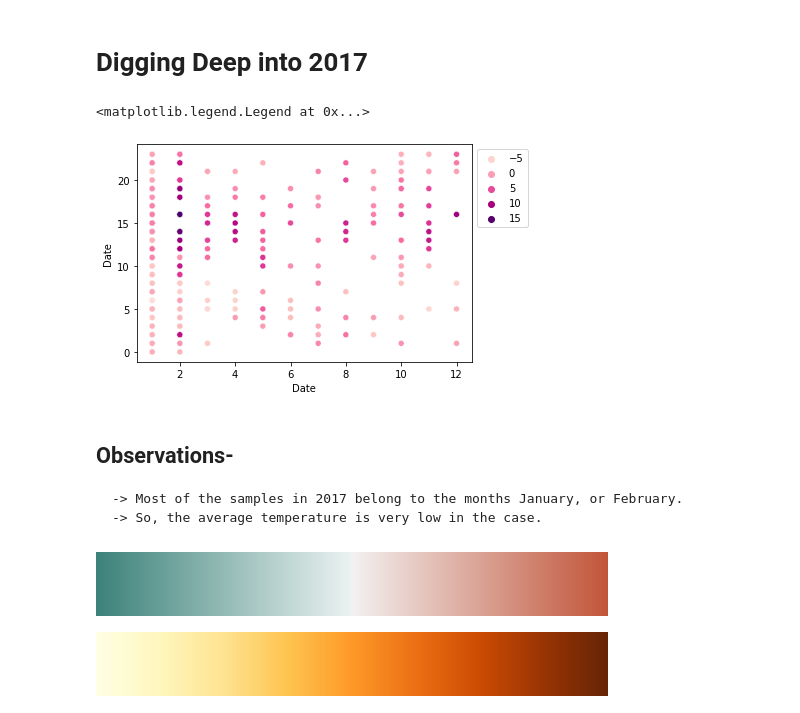
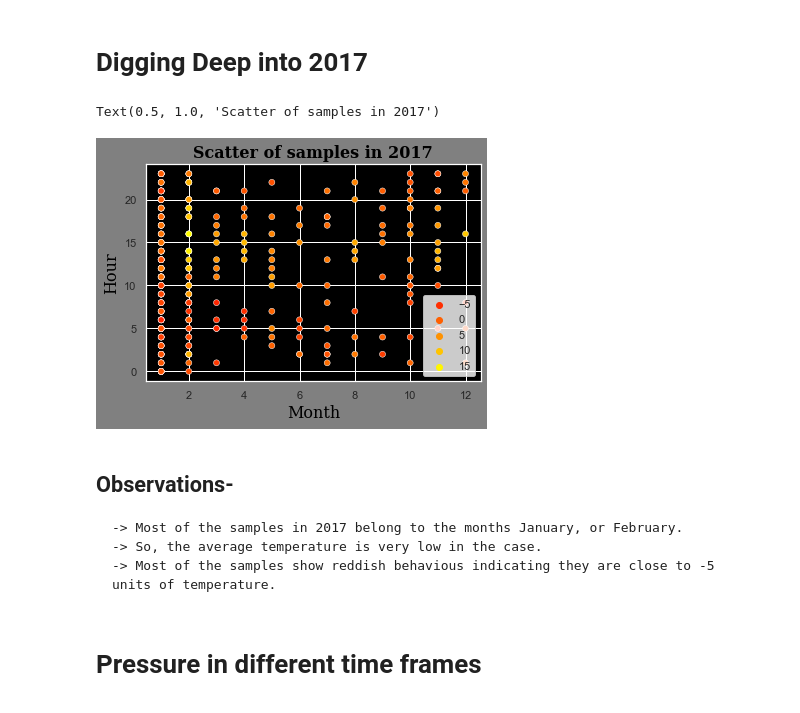
Before and after one commit to SouravBiswal/GeeksFiestaAI-ML-Team-7--1, a Jupyter notebook: Data_Preprocessing.ipynb, the cells around one changed output. Cells and saved outputs as stored; diff of their text form; code cells hidden in the pictures.

```diff
--- a/Data_Preprocessing.ipynb
+++ b/Data_Preprocessing.ipynb
@@ -599,6 +597,18 @@ months = ['January', 'February', 'March', 'April', 'May', 'June', 'July', 'Augus
 # Importing libraries necessary for visualizations
 import matplotlib.pyplot as plt
 import seaborn as sns
+# %%
+font = {'family': 'serif',
+        'color':  'black',
+        'weight': 'normal',
+        'size': 16,
+        }
+font_title = {'family': 'serif',
+        'color':  'black',
+        'weight': 'bold',
+        'size': 16,
+        }
+sns.set(rc={'axes.facecolor':'black', 'figure.facecolor':'#D8D8D8'})
 # %%
 df.info()
 # %% [output]
@@ -677,27 +687,28 @@ sns.relplot(
 # %% [markdown]
 # Digging Deep into 2017
 # %%
-
+plt.figure(facecolor='gray')
 sns.scatterplot(
     x = df[df.index.year == 2017].index.month,
     y = df[df.index.year == 2017].index.hour,
     data = df[df.index.year == 2017],
     hue= df[df.index.year == 2017].temperature,
-    palette= sns.color_palette("RdPu", as_cmap=True)
-)
-plt.legend(bbox_to_anchor=(1, 1), loc=2)
+    palette= sns.color_palette("autumn", as_cmap=True)
+).set_facecolor('black')
+legend = plt.legend()
+frame = legend.get_frame()
+frame.set_facecolor('white')
+frame.set_x((1, 1))
+plt.ylabel('Hour', fontdict=font)
+plt.xlabel('Month', fontdict=font)
+plt.title('Scatter of samples in 2017', fontdict=font_title)
 # %% [output]
-<matplotlib.legend.Legend at 0x...>
+Text(0.5, 1.0, 'Scatter of samples in 2017')
-[figure, old version]
+[figure, new version]
 # %% [markdown]
 ## Observations-
     -> Most of the samples in 2017 belong to the months January, or February.
     -> So, the average temperature is very low in the case.
+    -> Most of the samples show reddish behavious indicating they are close to -5 units of temperature.
-# %%
-sns.diverging_palette(180, 20, as_cmap=True)
-# %% [output]
-[figure, removed]
-# %%
-sns.color_palette("YlOrBr", as_cmap=True)
-# %% [output]
-[figure, removed]
+# %% [markdown]
+# Pressure in different time frames
```
Also changed, not shown: parts of 13 cells of this notebook, 1 other file.
